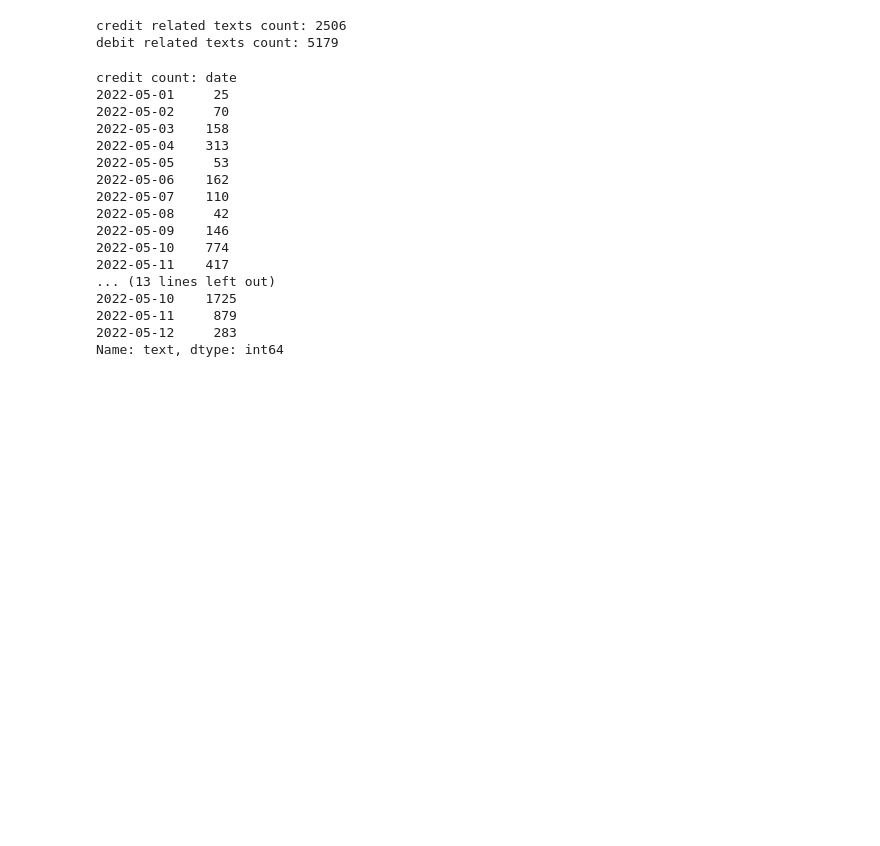
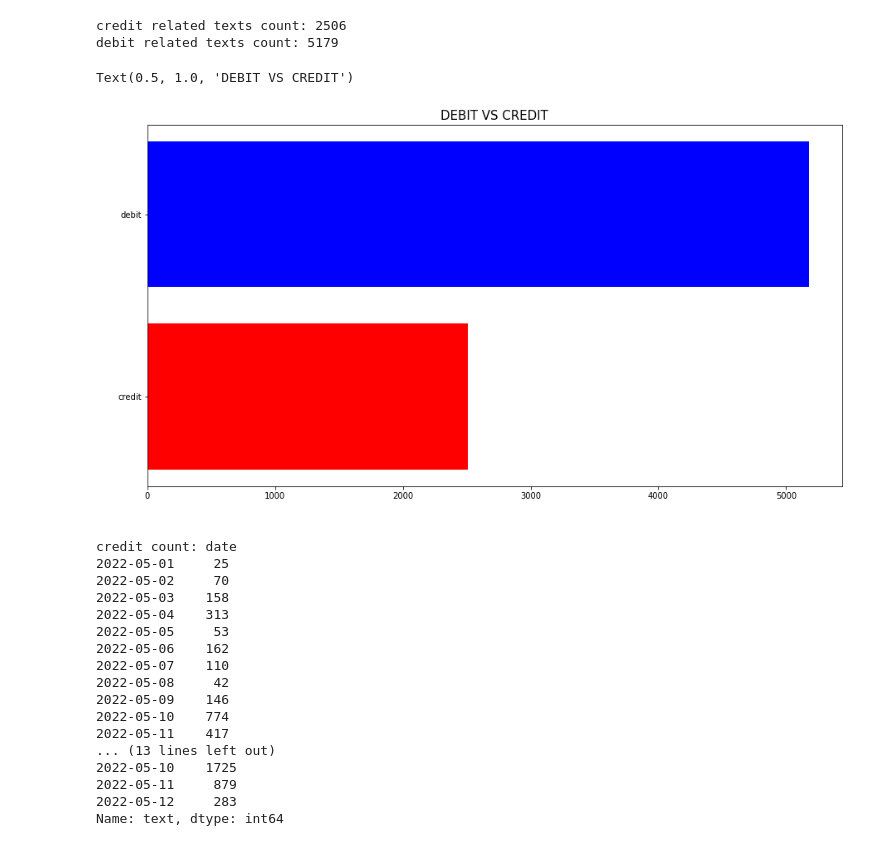
Before and after one commit to Taoheed-O/DATA-ANALYSIS, a Jupyter notebook: SMS/SMS.ipynb, the cells around one changed output. Drawn from its saved outputs; the diff is of its cells as text; code cells hidden in the pictures; blank space fills up the shorter version.

Commit message:
sms data analysis and visualization

```diff
--- a/SMS/SMS.ipynb
+++ b/SMS/SMS.ipynb
@@ -123,6 +123,17 @@ print(f"debit related texts count: {debit_related_texts['text'].count()}")
 # %% [output]
 credit related texts count: 2506
 debit related texts count: 5179
+# %%
+# Plot of counts of debit related and credit related texts
+plt.figure(figsize=(15,8))
+plt.barh("credit",credit_related_texts['text'].count(),color="red")
+plt.barh("debit",debit_related_texts['text'].count(),color="blue")
+plt.xlabel("Number of texts",fontdict={"fontsize":15},color="white")
+plt.ylabel("Type of text",fontdict={"fontsize":15},color="white")
+plt.title("DEBIT VS CREDIT",fontdict={"fontsize":15})
+# %% [output]
+Text(0.5, 1.0, 'DEBIT VS CREDIT')
+[figure, added]
 # %%
 # Using the groupby function to group the texts and making the count
 
```
